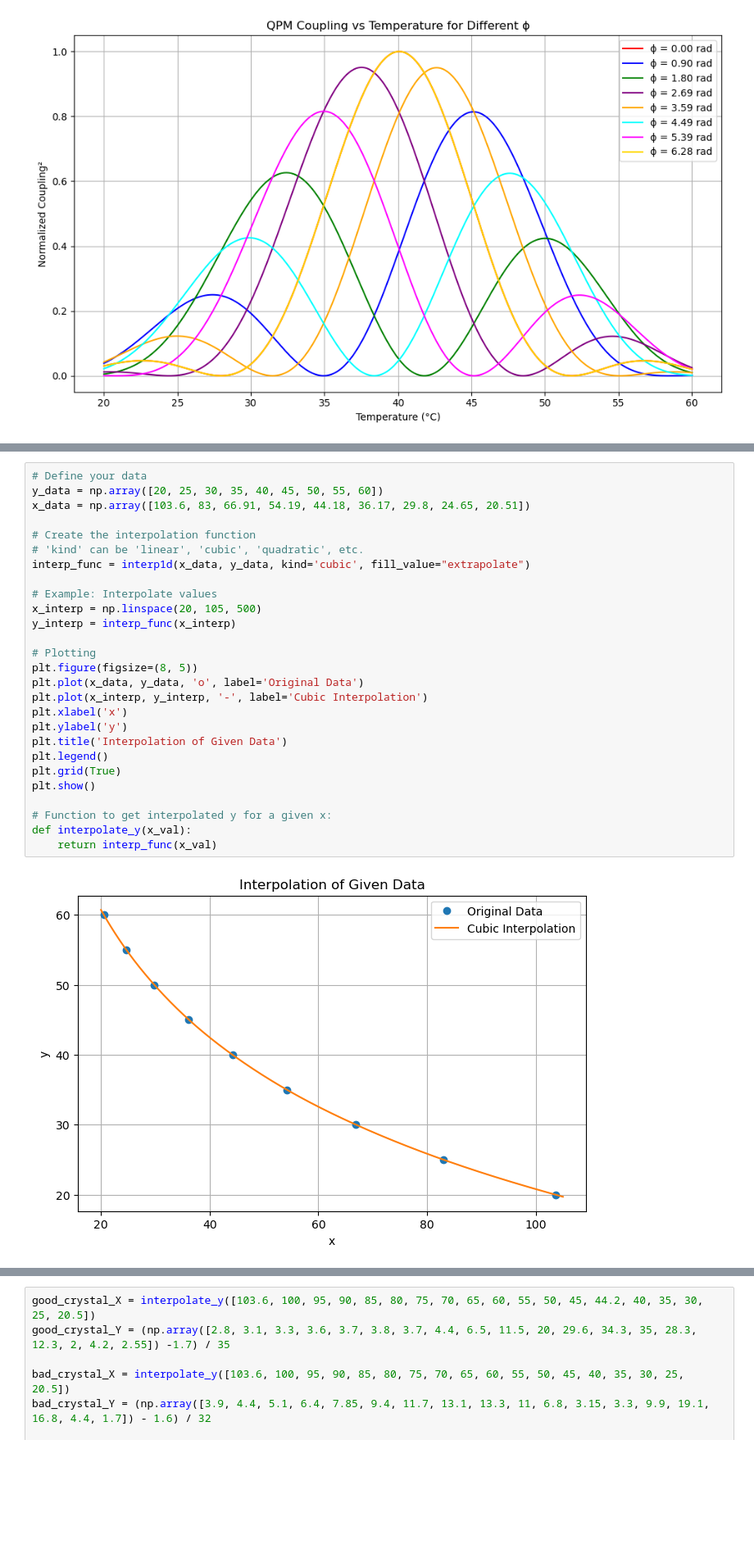
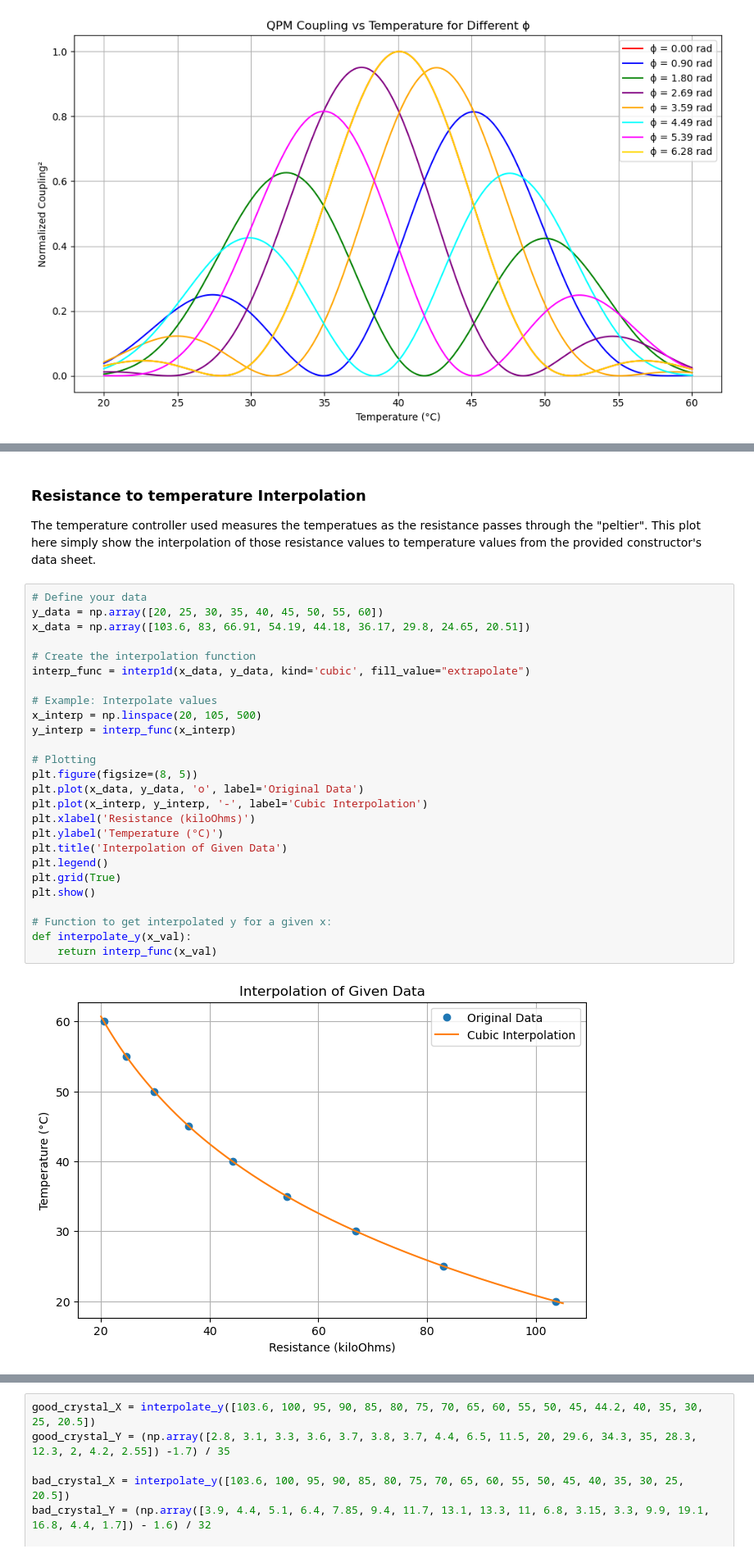
Before and after one commit to Reda-Louahaj/SCIQIS_project, a Jupyter notebook: sciqis_project.ipynb, the cells around one changed output, grey strips where cells are left out. Shown: that part at 82% size. Cells and saved outputs as stored; diff of their text form; blank space fills up the shorter version.

```diff
--- a/sciqis_project.ipynb
+++ b/sciqis_project.ipynb
@@ -407,32 +359,35 @@ plt.show()
+# %% [markdown]
+### Resistance to temperature Interpolation
+
+The temperature controller used measures the temperatues as the resistance passes through the "peltier". This plot here simply show the interpolation of those resistance values to temperature values from the provided constructor's data sheet.
 # %%
 # Define your data
 y_data = np.array([20, 25, 30, 35, 40, 45, 50, 55, 60])
 x_data = np.array([103.6, 83, 66.91, 54.19, 44.18, 36.17, 29.8, 24.65, 20.51])
 
 # Create the interpolation function
-# 'kind' can be 'linear', 'cubic', 'quadratic', etc.
 interp_func = interp1d(x_data, y_data, kind='cubic', fill_value="extrapolate")
 
 # Example: Interpolate values
 x_interp = np.linspace(20, 105, 500)
 y_interp = interp_func(x_interp)
 
 # Plotting
 plt.figure(figsize=(8, 5))
 plt.plot(x_data, y_data, 'o', label='Original Data')
 plt.plot(x_interp, y_interp, '-', label='Cubic Interpolation')
-plt.xlabel('x')
-plt.ylabel('y')
+plt.xlabel('Resistance (kiloOhms)')
+plt.ylabel('Temperature (°C)')
 plt.title('Interpolation of Given Data')
 plt.legend()
 plt.grid(True)
 plt.show()
 
 # Function to get interpolated y for a given x:
 def interpolate_y(x_val):
     return interp_func(x_val)
 # %% [output]
-[figure, old version]
+[figure, new version]
 # %% [markdown]
 ### Experimental QPM Intensity Comparison: Good vs. Bad Crystals
 
```
Also changed, not shown: parts of 19 cells of this notebook.
